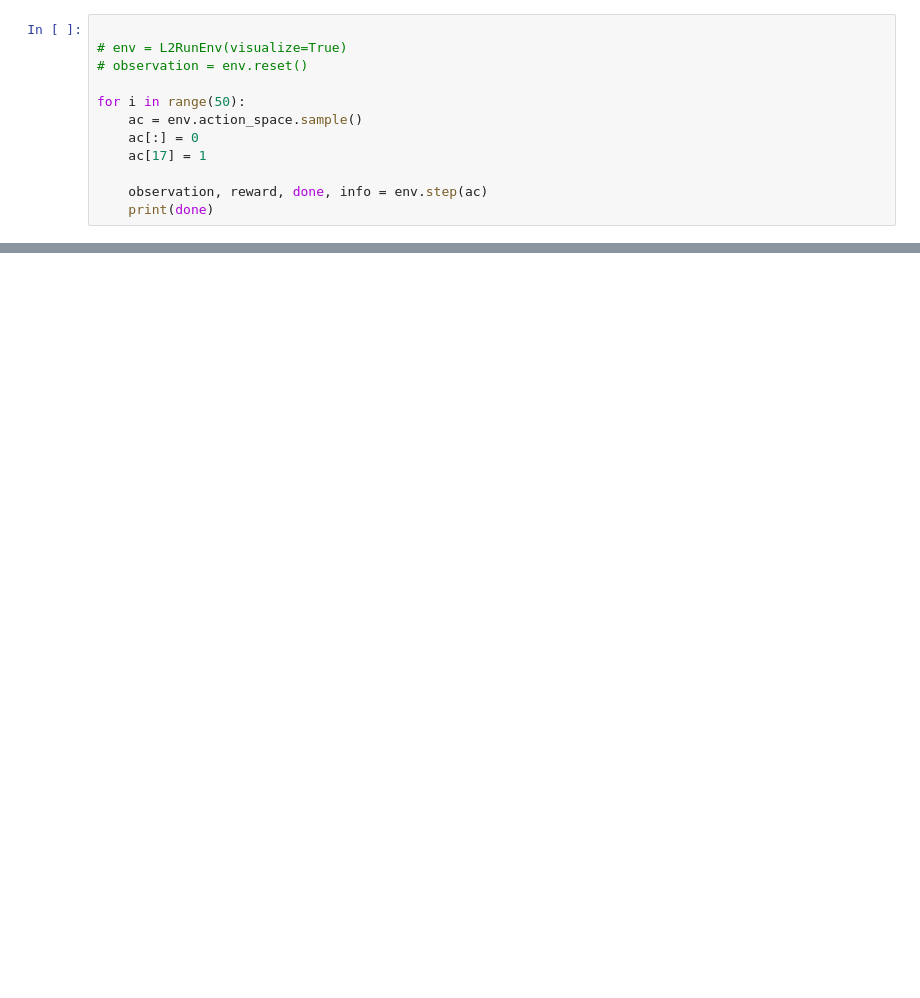
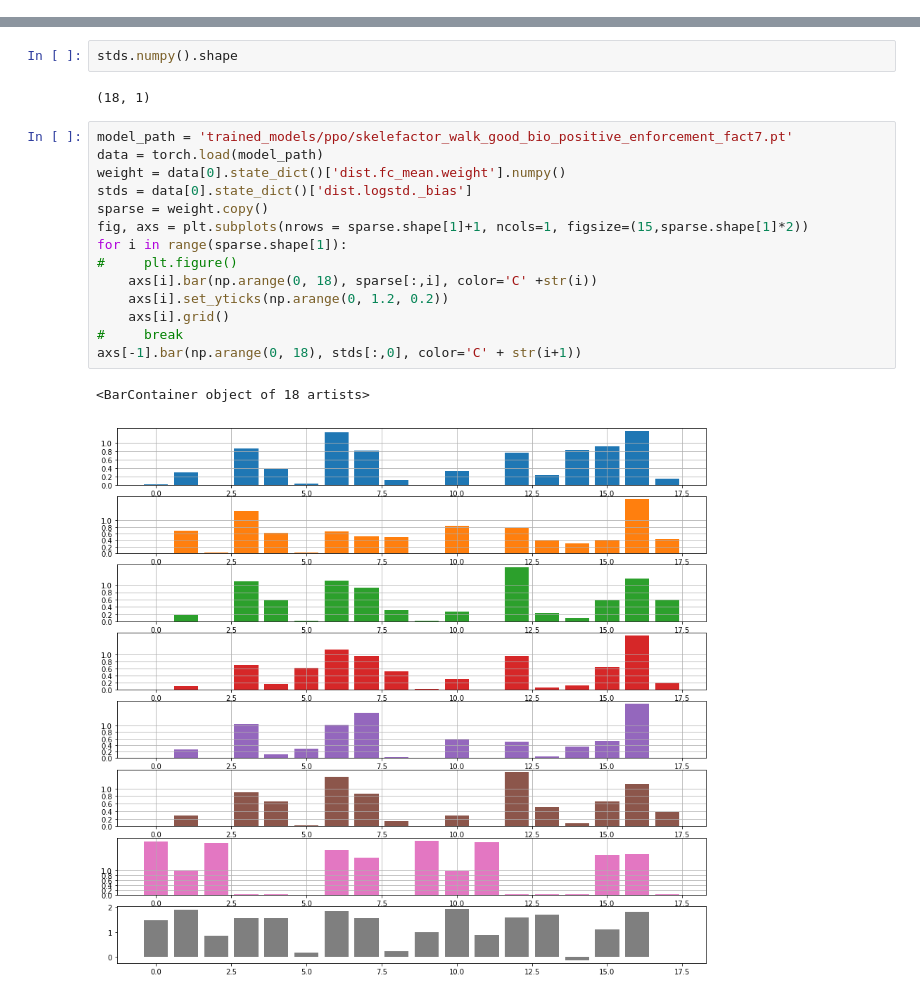
Before and after one commit to clvcooke/pytorch-a2c-ppo-acktr, a Jupyter notebook: OSIM-RL Quickstart.ipynb, the cells around one changed output, grey strips where cells are left out. Cells and saved outputs as stored; diff of their text form; blank space fills up the shorter version.

```diff
--- a/OSIM-RL Quickstart.ipynb
+++ b/OSIM-RL Quickstart.ipynb
@@ -106,12 +30,0 @@ reward
-# %%
-
-# env = L2RunEnv(visualize=True)
-# observation = env.reset()
-
-for i in range(50):
-    ac = env.action_space.sample()
-    ac[:] = 0
-    ac[17] = 1
-
-    observation, reward, done, info = env.step(ac)
-    print(done)
@@ -187,0 +59,21 @@ TAU 0.1176887277761934
+# %%
+stds.numpy().shape
+# %% [output]
+(18, 1)
+# %%
+model_path = 'trained_models/ppo/skelefactor_walk_good_bio_positive_enforcement_fact7.pt'
+data = torch.load(model_path)
+weight = data[0].state_dict()['dist.fc_mean.weight'].numpy()
+stds = data[0].state_dict()['dist.logstd._bias']
+sparse = weight.copy()
+fig, axs = plt.subplots(nrows = sparse.shape[1]+1, ncols=1, figsize=(15,sparse.shape[1]*2))
+for i in range(sparse.shape[1]):
+#     plt.figure()
+    axs[i].bar(np.arange(0, 18), sparse[:,i], color='C' +str(i))
+    axs[i].set_yticks(np.arange(0, 1.2, 0.2))
+    axs[i].grid()
+#     break
+axs[-1].bar(np.arange(0, 18), stds[:,0], color='C' + str(i+1))
+# %% [output]
+<BarContainer object of 18 artists>
+[figure, added]
```
Also changed, not shown: parts of 65 cells of this notebook, 8 other files.
